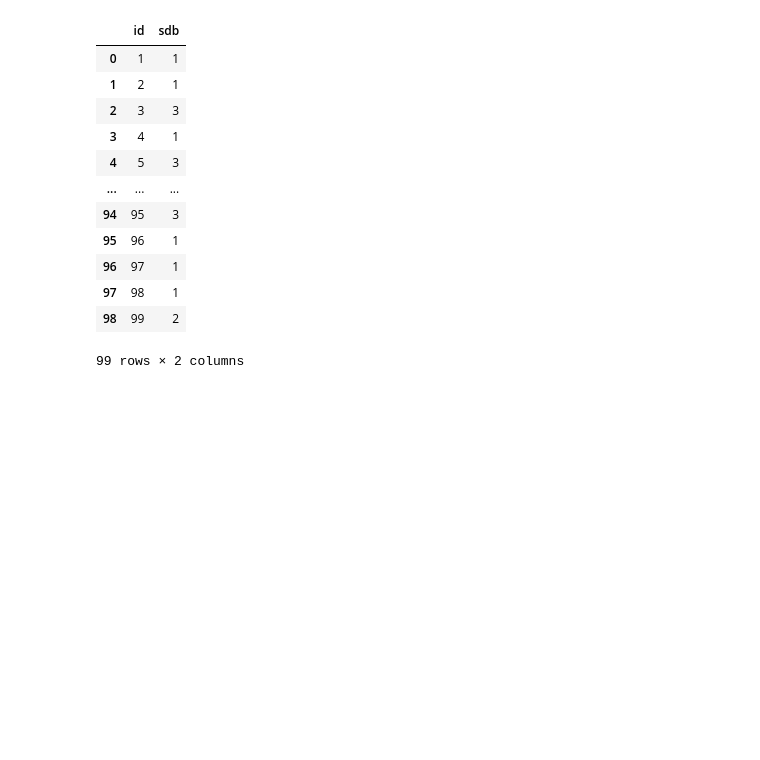
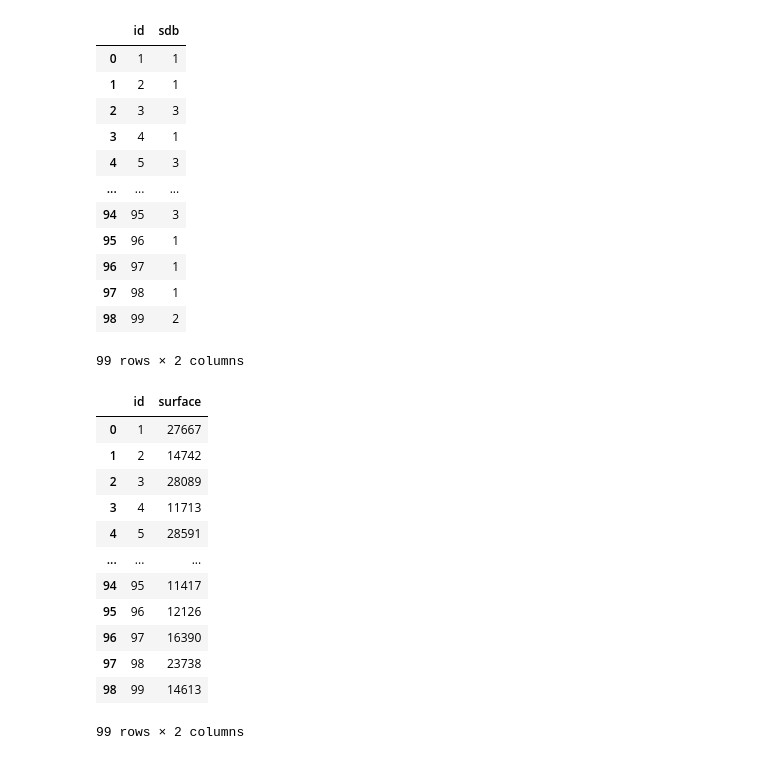
Before and after one commit to Quentin1917/ExploratoryDataAnalysis, a Jupyter notebook: J1/ExerciceJ1.ipynb, the cells around one changed output. Saved outputs shown, nothing was run; the diff lists cells and outputs as text; code cells hidden in the pictures; blank space fills up the shorter version.

```diff
--- a/J1/ExerciceJ1.ipynb
+++ b/J1/ExerciceJ1.ipynb
@@ -139,6 +139,21 @@ sdb
 # %%
 surface=pd.read_csv("house_market/superficie.csv")
 surface.columns=['id','surface']
+surface
+# %% [output]
+|  | id | surface |
+| 0 | 1 | 27667 |
+| 1 | 2 | 14742 |
+| 2 | 3 | 28089 |
+| 3 | 4 | 11713 |
+| 4 | 5 | 28591 |
+| ... | ... | ... |
+| 94 | 95 | 11417 |
+| 95 | 96 | 12126 |
+| 96 | 97 | 16390 |
+| 97 | 98 | 23738 |
+| 98 | 99 | 14613 |
+99 rows × 2 columns
 # %%
 df=surface.merge(sdb,on='id').merge(chambres,on='id').merge(house_price,on='id')
 # %%
```
Also changed, not shown: parts of 9 cells of this notebook.
